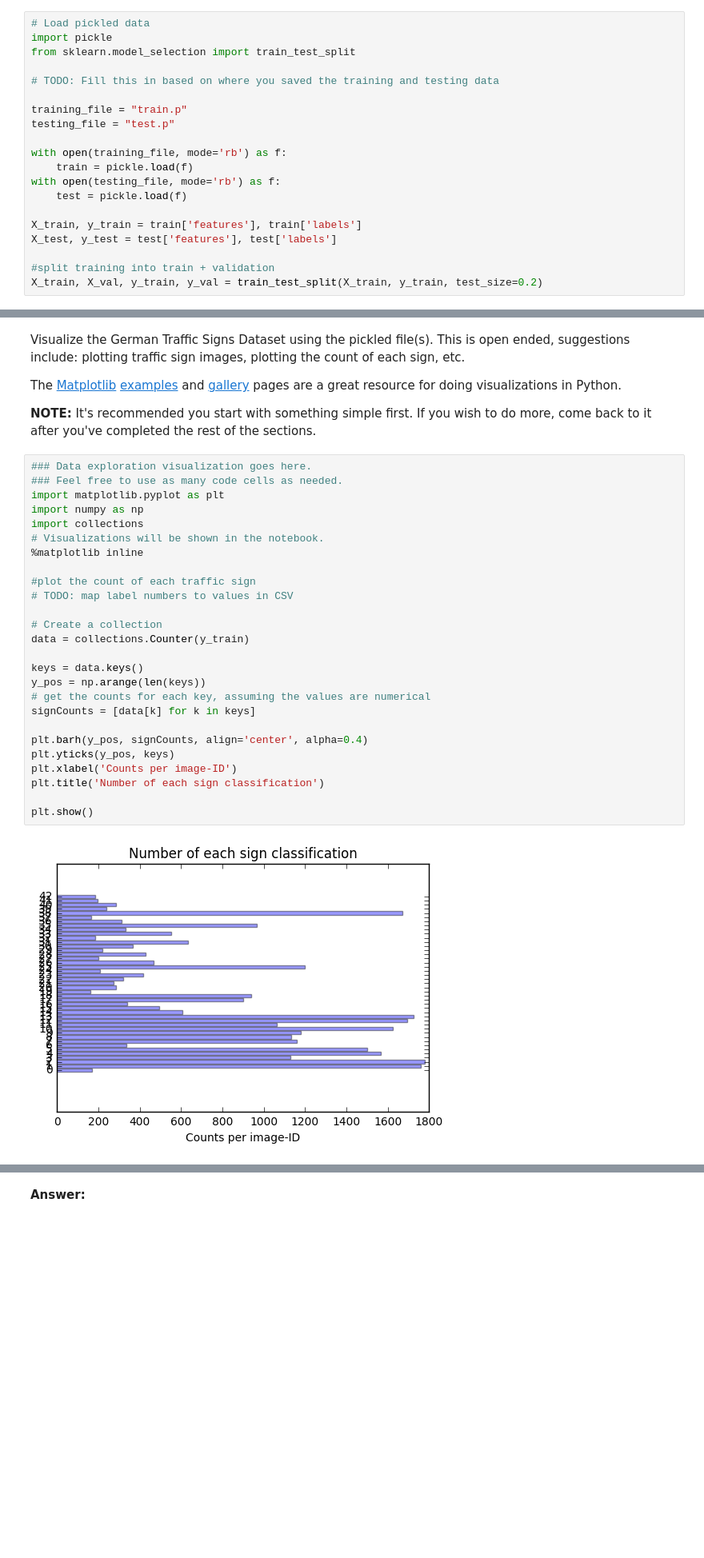
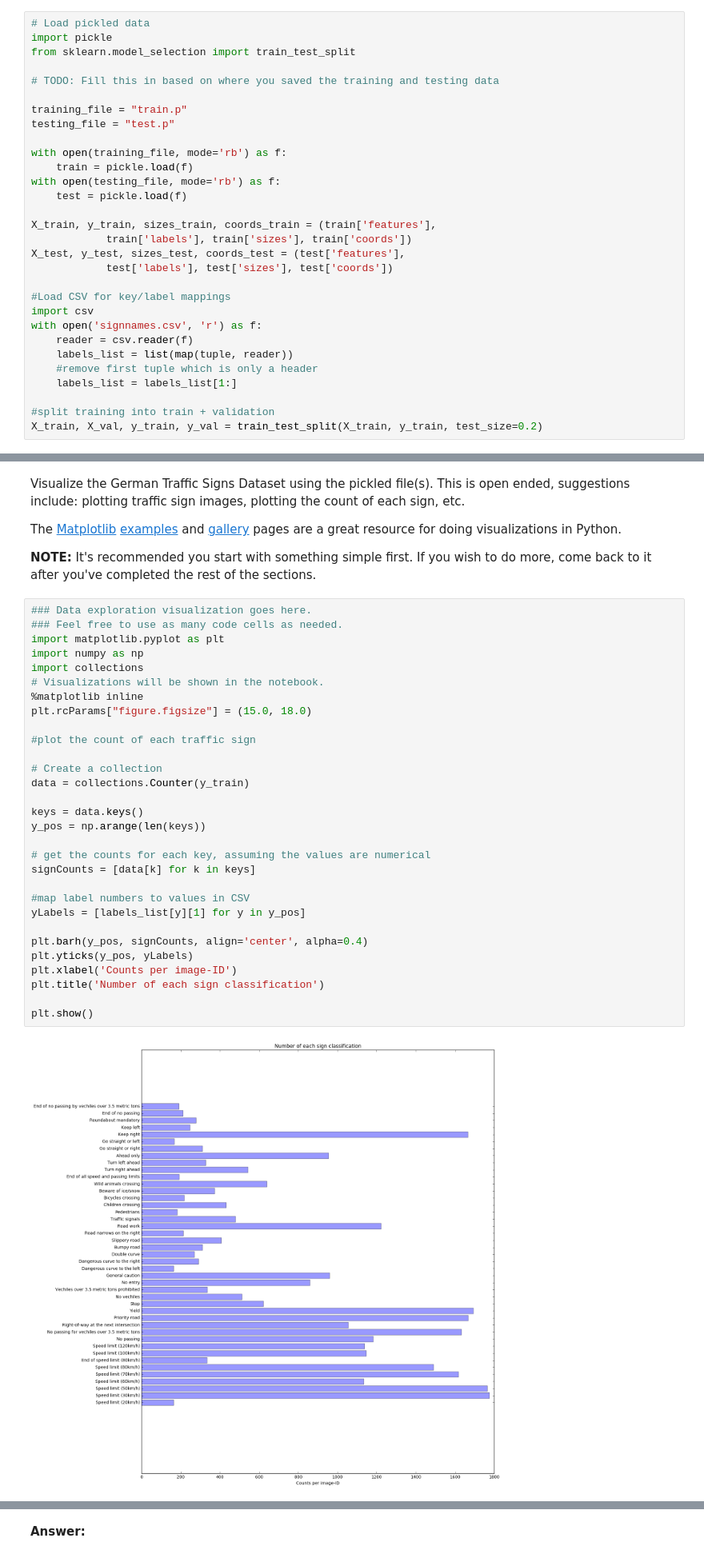
Before and after one commit to anixon604/CarND-Traffic-Sign-Classifier-Project, a Jupyter notebook: Traffic_Signs_Recognition.ipynb, the cells around one changed output, grey strips where cells are left out. Shown at 80% size. Saved outputs shown, nothing was run; the diff lists cells and outputs as text; blank space fills up the shorter version.

Commit message:
added labels to visualization and resized pyplot

```diff
--- a/Traffic_Signs_Recognition.ipynb
+++ b/Traffic_Signs_Recognition.ipynb
@@ -28,8 +28,18 @@ with open(training_file, mode='rb') as f:
 with open(testing_file, mode='rb') as f:
     test = pickle.load(f)
 
-X_train, y_train = train['features'], train['labels']
-X_test, y_test = test['features'], test['labels']
+X_train, y_train, sizes_train, coords_train = (train['features'],
+            train['labels'], train['sizes'], train['coords'])
+X_test, y_test, sizes_test, coords_test = (test['features'],
+            test['labels'], test['sizes'], test['coords'])
+
+#Load CSV for key/label mappings
+import csv
+with open('signnames.csv', 'r') as f:
+    reader = csv.reader(f)
+    labels_list = list(map(tuple, reader))
+    #remove first tuple which is only a header
+    labels_list = labels_list[1:]
 
 #split training into train + validation
 X_train, X_val, y_train, y_val = train_test_split(X_train, y_train, test_size=0.2)
@@ -81,31 +102,35 @@ The [Matplotlib](http://matplotlib.org/) [examples](http://matplotlib.org/exampl
 # %%
 ### Data exploration visualization goes here.
 ### Feel free to use as many code cells as needed.
 import matplotlib.pyplot as plt
 import numpy as np
 import collections
 # Visualizations will be shown in the notebook.
 %matplotlib inline
+plt.rcParams["figure.figsize"] = (15.0, 18.0)
 
 #plot the count of each traffic sign
-# TODO: map label numbers to values in CSV
 
 # Create a collection
 data = collections.Counter(y_train)
 
 keys = data.keys()
 y_pos = np.arange(len(keys))
+
 # get the counts for each key, assuming the values are numerical
 signCounts = [data[k] for k in keys]
 
+#map label numbers to values in CSV
+yLabels = [labels_list[y][1] for y in y_pos]
+
 plt.barh(y_pos, signCounts, align='center', alpha=0.4)
-plt.yticks(y_pos, keys)
+plt.yticks(y_pos, yLabels)
 plt.xlabel('Counts per image-ID')
 plt.title('Number of each sign classification')
 
 plt.show()
 # %% [output]
-[figure, old version]
+[figure, new version]
 # %% [markdown]
 ----
 
```
Also changed, not shown: parts of 6 cells of this notebook.
